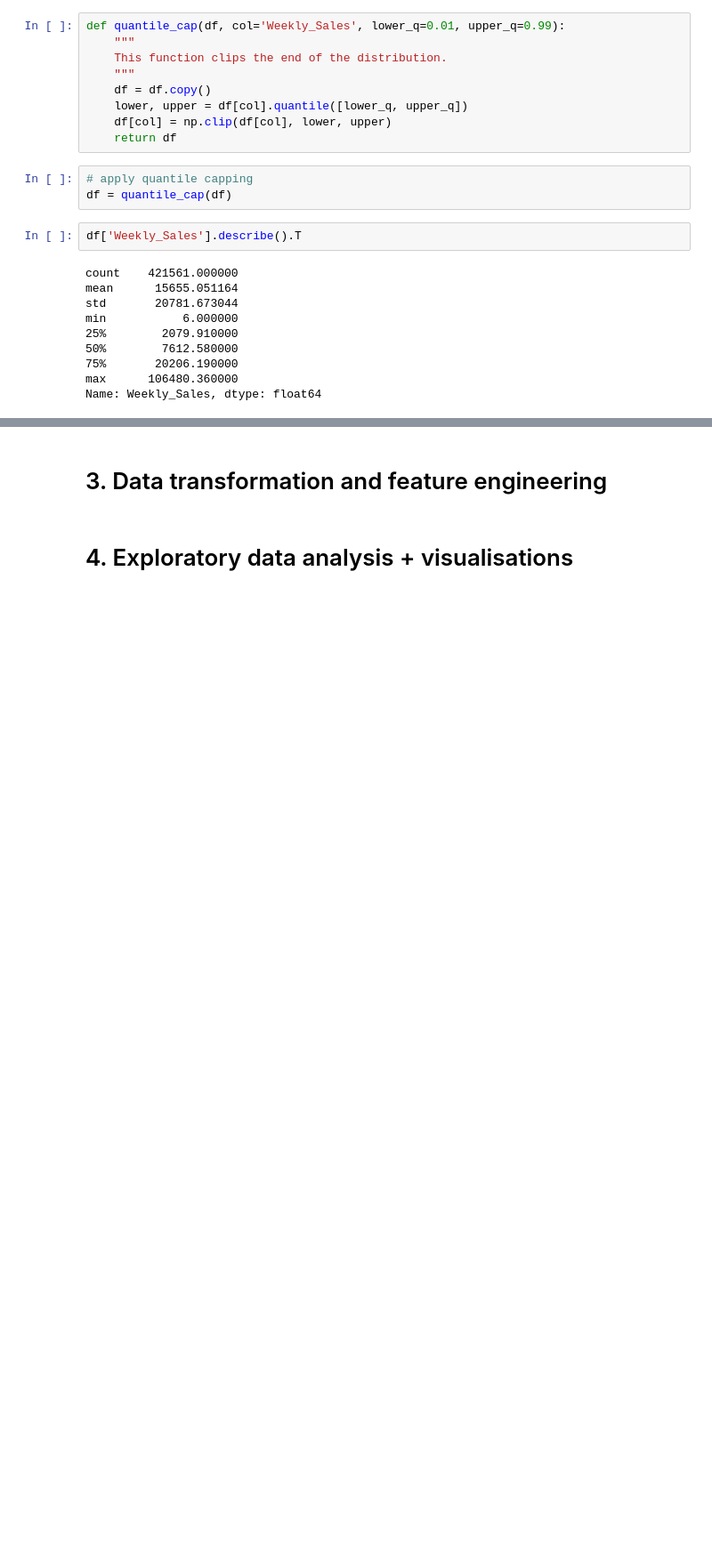
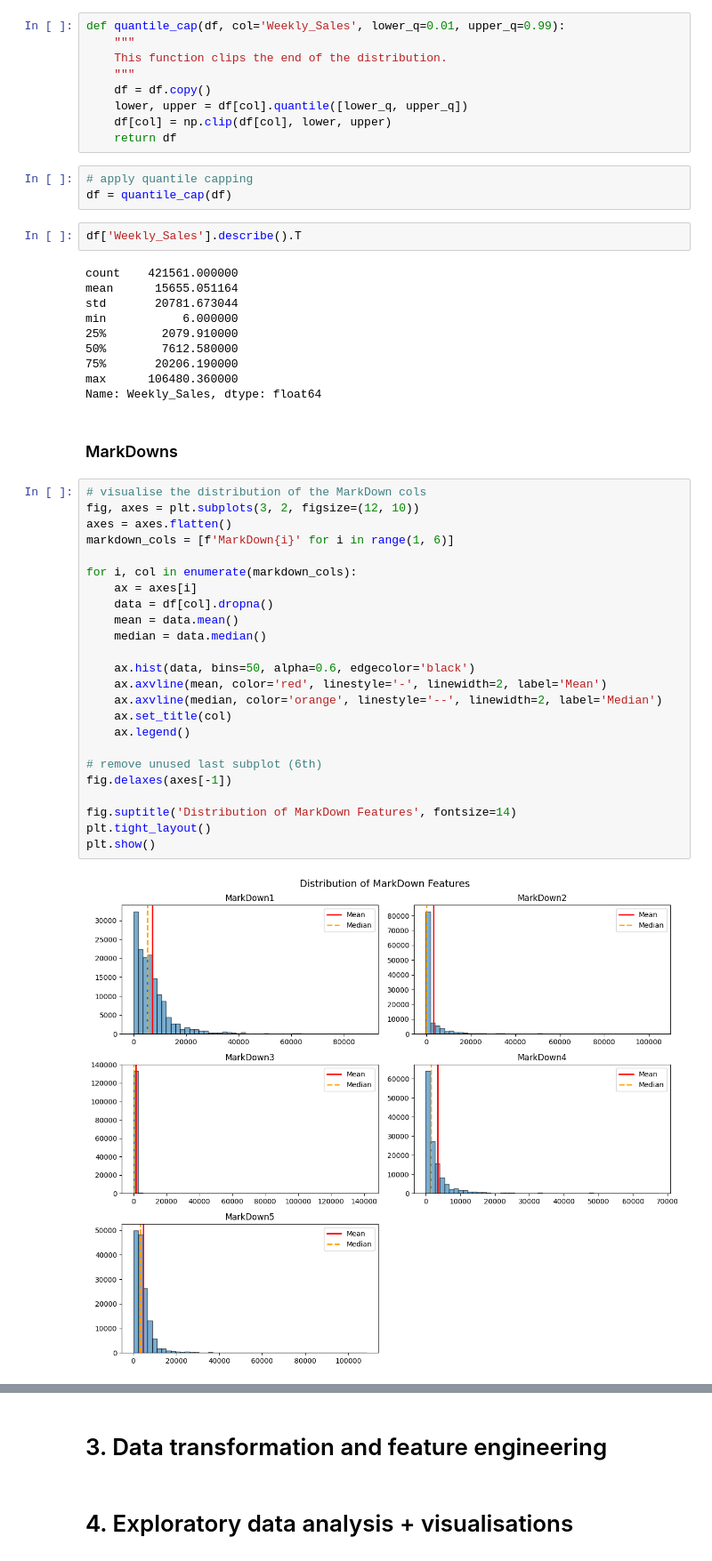
Before and after one commit to CoMa95/Retail-Sales-Analytics, a Jupyter notebook: jupyter_notebooks/project_workbook.ipynb, the cells around one changed output, grey strips where cells are left out. Shown at 89% size. Saved outputs shown, nothing was run; the diff lists cells and outputs as text; blank space fills up the shorter version.

```diff
--- a/jupyter_notebooks/project_workbook.ipynb
+++ b/jupyter_notebooks/project_workbook.ipynb
@@ -639,3 +634,31 @@ min           6.000000
 75%       20206.190000
 max      106480.360000
 Name: Weekly_Sales, dtype: float64
+# %% [markdown]
+### MarkDowns
+# %%
+# visualise the distribution of the MarkDown cols
+fig, axes = plt.subplots(3, 2, figsize=(12, 10))
+axes = axes.flatten()
+markdown_cols = [f'MarkDown{i}' for i in range(1, 6)]
+
+for i, col in enumerate(markdown_cols):
+    ax = axes[i]
+    data = df[col].dropna()
+    mean = data.mean()
+    median = data.median()
+
+    ax.hist(data, bins=50, alpha=0.6, edgecolor='black')
+    ax.axvline(mean, color='red', linestyle='-', linewidth=2, label='Mean')
+    ax.axvline(median, color='orange', linestyle='--', linewidth=2, label='Median')
+    ax.set_title(col)
+    ax.legend()
+
+# remove unused last subplot (6th)
+fig.delaxes(axes[-1])
+
+fig.suptitle('Distribution of MarkDown Features', fontsize=14)
+plt.tight_layout()
+plt.show()
+# %% [output]
+[figure, added]
```
Also changed, not shown: parts of 4 cells of this notebook.
